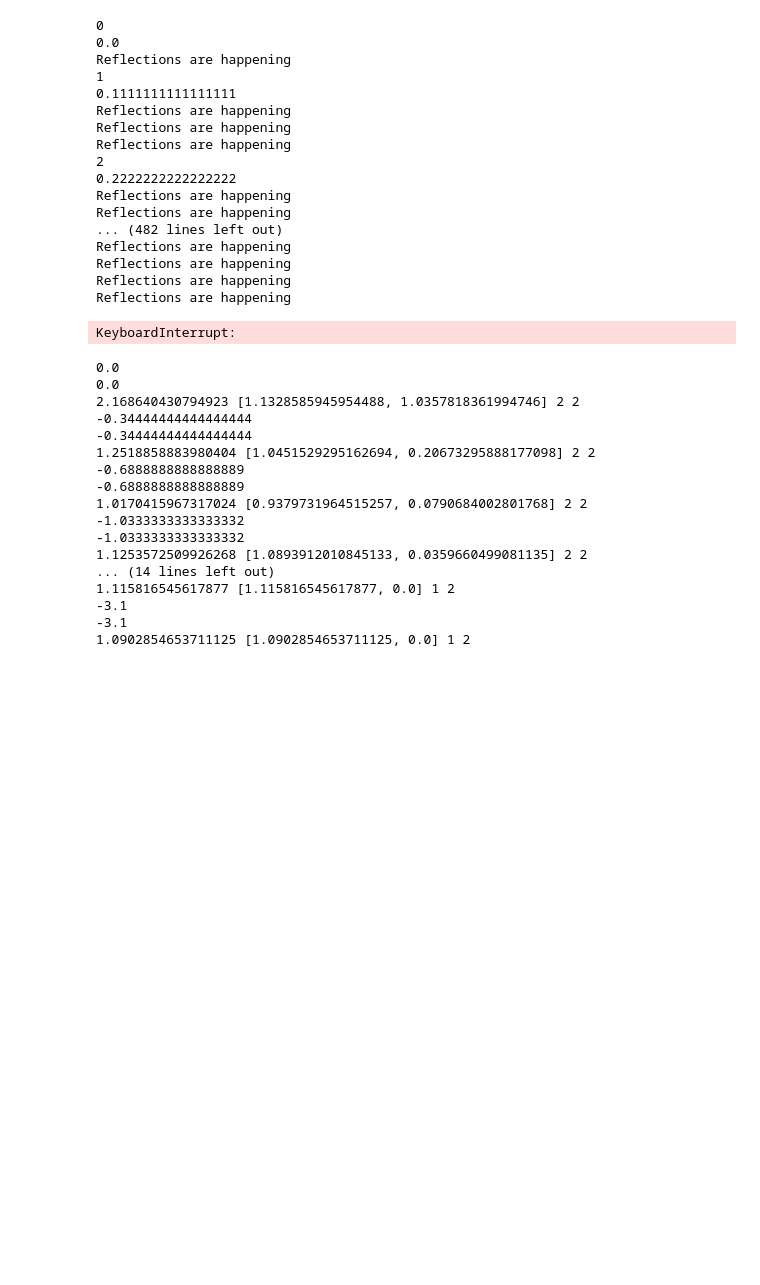
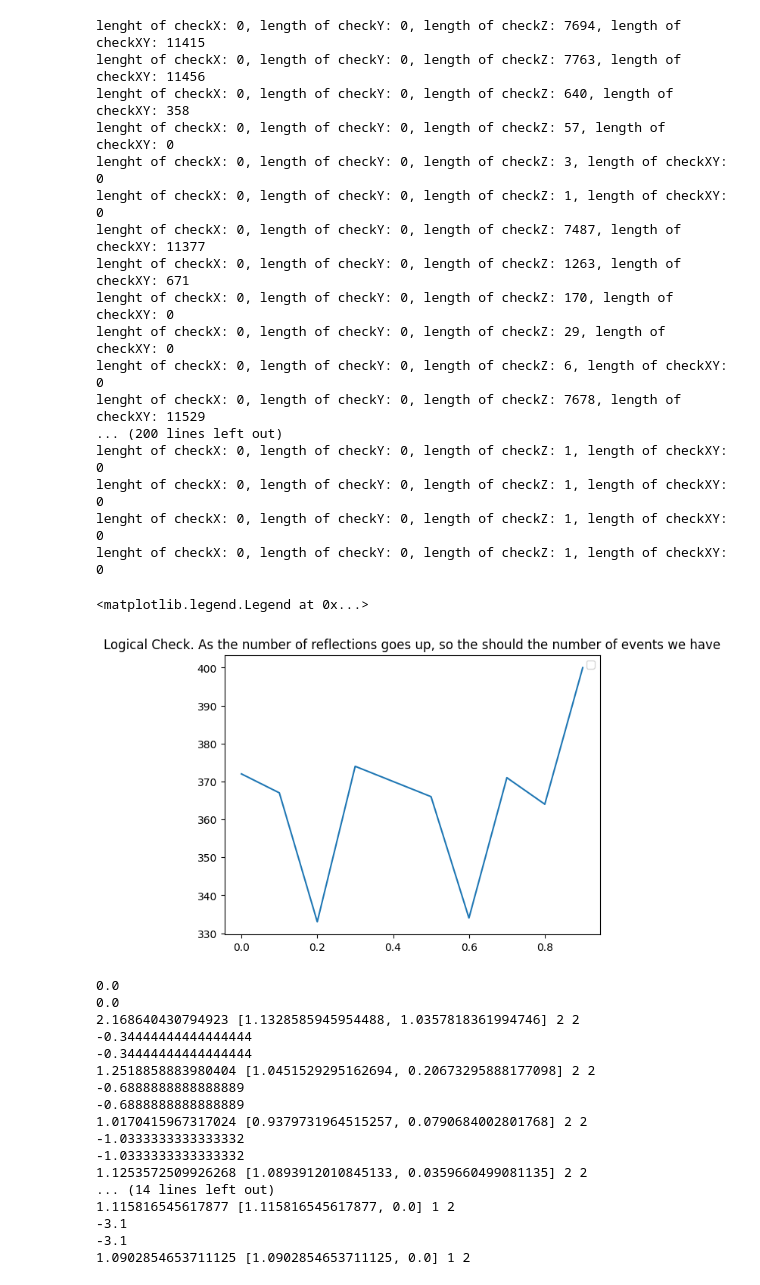
Before and after one commit to spice-herald/HeST, a Jupyter notebook: Amherst_cell_debugging.ipynb, the cells around one changed output. Saved outputs shown, nothing was run; the diff lists cells and outputs as text; code cells hidden in the pictures; blank space fills up the shorter version.

```diff
--- a/Amherst_cell_debugging.ipynb
+++ b/Amherst_cell_debugging.ipynb
@@ -22,13 +23,12 @@ detector.set_QP_reflection_prob(0.9)
 # %%
 pos = [0., 0., 1.5]
 useMap = False
-evap = hest.GetEvaporationSignal( detector, 10000,*pos, useMap=useMap)
-print()
+evap = hest.GetEvaporationSignal( detector, 10,*pos, useMap=useMap, debug=False, plot_3d=True)
 
-plt.hist(evap.arrivalTimes_us[0], bins=200, range=[0, 3000], histtype='step', color='r', lw=2, label = 'CPD1')
-plt.hist(evap.arrivalTimes_us[1], bins=200, range=[0, 3000], histtype='step', color='b', lw=2, label = 'CPD2')
-plt.legend()
-plt.title('Arrival Times')
-plt.xlabel('time [us]')
-plt.ylabel('Counts/bin')
+#plt.hist(evap.arrivalTimes_us[0], bins=200, range=[0, 3000], histtype='step', color='r', lw=2, label = 'CPD1')
+#plt.hist(evap.arrivalTimes_us[1], bins=200, range=[0, 3000], histtype='step', color='b', lw=2, label = 'CPD2')
+# plt.legend()
+# plt.title('Arrival Times')
+# plt.xlabel('time [us]')
+# plt.ylabel('Counts/bin')
 # %% [output]
@@ -54,38 +40,37 @@ Text(0, 0.5, 'Counts/bin')
 # %%
 probs = np.linspace(0, .9, 10)
 counts = np.empty_like(probs)
 for ii, p in enumerate(probs):
     pos = [0., 0., 1.5]
-    print(ii)
-    print(p)
     detector.set_QP_reflection_prob(p)
 
     useMap = False
-    evap = hest.GetEvaporationSignal( detector, 10000,*pos, useMap=useMap)
-    counts[ii] = len(evap.arrivalTimes_us)
+    evap = hest.GetEvaporationSignal( detector, 50000,*pos, useMap=useMap)
+    counts[ii] = len(evap.arrivalTimes_us[0])
 
 plt.plot(probs, counts)
 plt.title('Logical Check. As the number of reflections goes up, so the should the number of events we have')
 plt.legend()
 # %% [output]
-0
-0.0
-Reflections are happening
-1
-0.1111111111111111
-Reflections are happening
-Reflections are happening
-Reflections are happening
-2
-0.2222222222222222
-Reflections are happening
-Reflections are happening
-... (482 lines left out)
-Reflections are happening
-Reflections are happening
-Reflections are happening
-Reflections are happening
+lenght of checkX: 0, length of checkY: 0, length of checkZ: 7694, length of checkXY: 11415
+lenght of checkX: 0, length of checkY: 0, length of checkZ: 7763, length of checkXY: 11456
+lenght of checkX: 0, length of checkY: 0, length of checkZ: 640, length of checkXY: 358
+lenght of checkX: 0, length of checkY: 0, length of checkZ: 57, length of checkXY: 0
+lenght of checkX: 0, length of checkY: 0, length of checkZ: 3, length of checkXY: 0
+lenght of checkX: 0, length of checkY: 0, length of checkZ: 1, length of checkXY: 0
+lenght of checkX: 0, length of checkY: 0, length of checkZ: 7487, length of checkXY: 11377
+lenght of checkX: 0, length of checkY: 0, length of checkZ: 1263, length of checkXY: 671
+lenght of checkX: 0, length of checkY: 0, length of checkZ: 170, length of checkXY: 0
+lenght of checkX: 0, length of checkY: 0, length of checkZ: 29, length of checkXY: 0
+lenght of checkX: 0, length of checkY: 0, length of checkZ: 6, length of checkXY: 0
+lenght of checkX: 0, length of checkY: 0, length of checkZ: 7678, length of checkXY: 11529
+... (200 lines left out)
+lenght of checkX: 0, length of checkY: 0, length of checkZ: 1, length of checkXY: 0
+lenght of checkX: 0, length of checkY: 0, length of checkZ: 1, length of checkXY: 0
+lenght of checkX: 0, length of checkY: 0, length of checkZ: 1, length of checkXY: 0
+lenght of checkX: 0, length of checkY: 0, length of checkZ: 1, length of checkXY: 0
-KeyboardInterrupt:
+<matplotlib.legend.Legend at 0x...>
+[figure, added]
 # %%
 import HeST.Detection as detection
 import os
```
Also changed, not shown: parts of 2 cells of this notebook, 1 other file.
